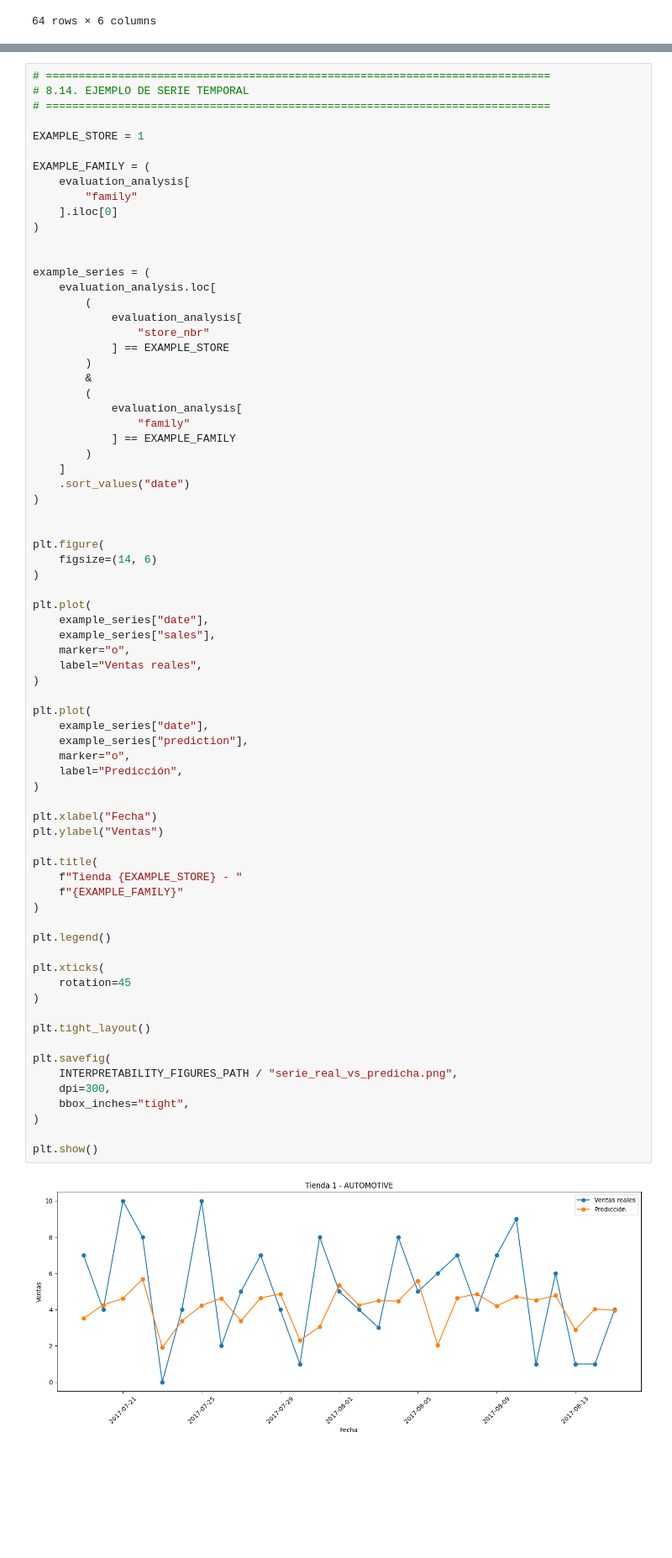
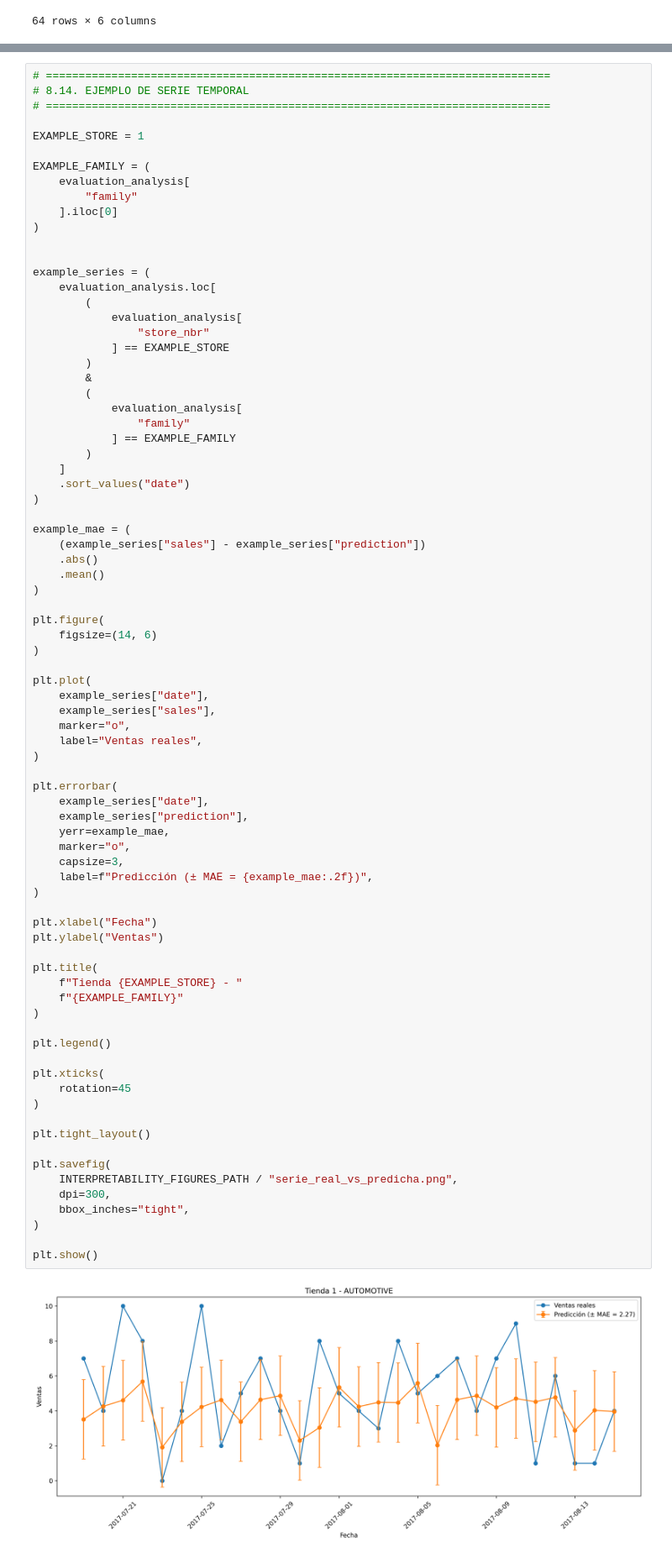
Before and after one commit to ldominguez22/TFM-Kaggle, a Jupyter notebook: notebooks/06_resultados_interpretabilidad_figuras.ipynb, the cells around one changed output, grey strips where cells are left out. Shown at 84% size. Drawn from its saved outputs; the diff is of its cells as text; blank space fills up the shorter version.

```diff
--- a/notebooks/06_resultados_interpretabilidad_figuras.ipynb
+++ b/notebooks/06_resultados_interpretabilidad_figuras.ipynb
@@ -2245,6 +2212,11 @@ example_series = (
     .sort_values("date")
 )
 
+example_mae = (
+    (example_series["sales"] - example_series["prediction"])
+    .abs()
+    .mean()
+)
 
 plt.figure(
     figsize=(14, 6)
@@ -2257,36 +2229,38 @@ plt.plot(
     label="Ventas reales",
 )
 
-plt.plot(
+plt.errorbar(
     example_series["date"],
     example_series["prediction"],
+    yerr=example_mae,
     marker="o",
-    label="Predicción",
+    capsize=3,
+    label=f"Predicción (± MAE = {example_mae:.2f})",
 )
 
 plt.xlabel("Fecha")
 plt.ylabel("Ventas")
 
 plt.title(
     f"Tienda {EXAMPLE_STORE} - "
     f"{EXAMPLE_FAMILY}"
 )
 
 plt.legend()
 
 plt.xticks(
     rotation=45
 )
 
 plt.tight_layout()
 
 plt.savefig(
     INTERPRETABILITY_FIGURES_PATH / "serie_real_vs_predicha.png",
     dpi=300,
     bbox_inches="tight",
 )
 
 plt.show()
 # %% [output]
-[figure, old version]
+[figure, new version]
 # %% [markdown]
```
Also changed, not shown: parts of 13 cells of this notebook, 5 other files.
